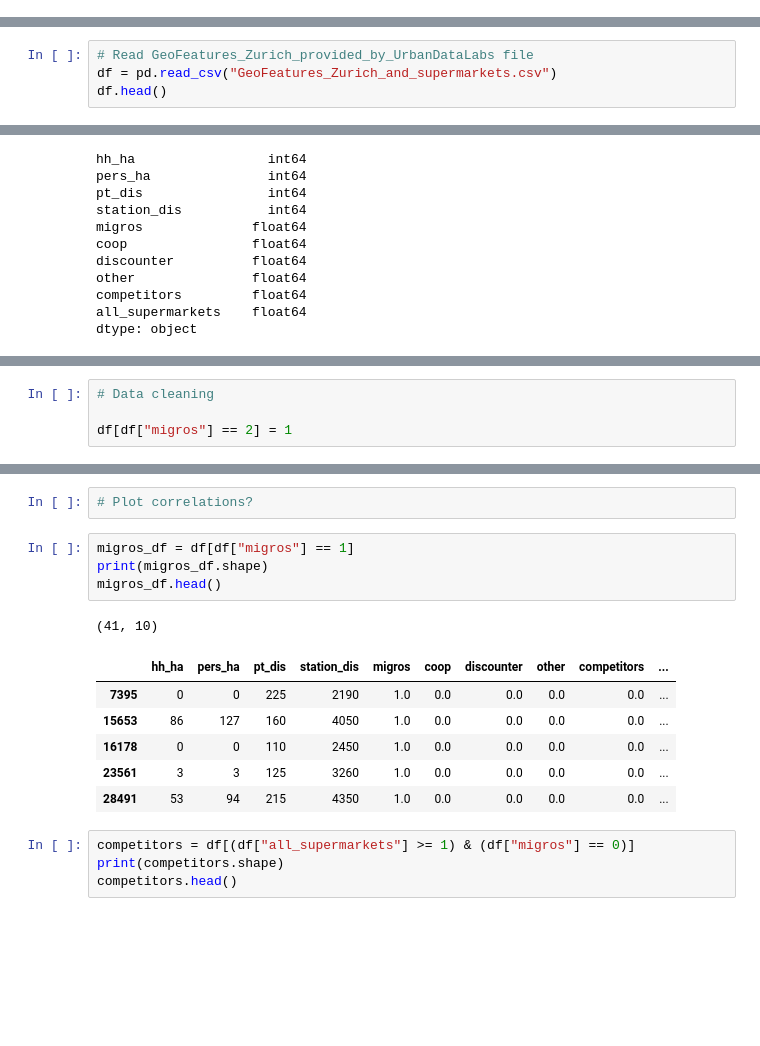
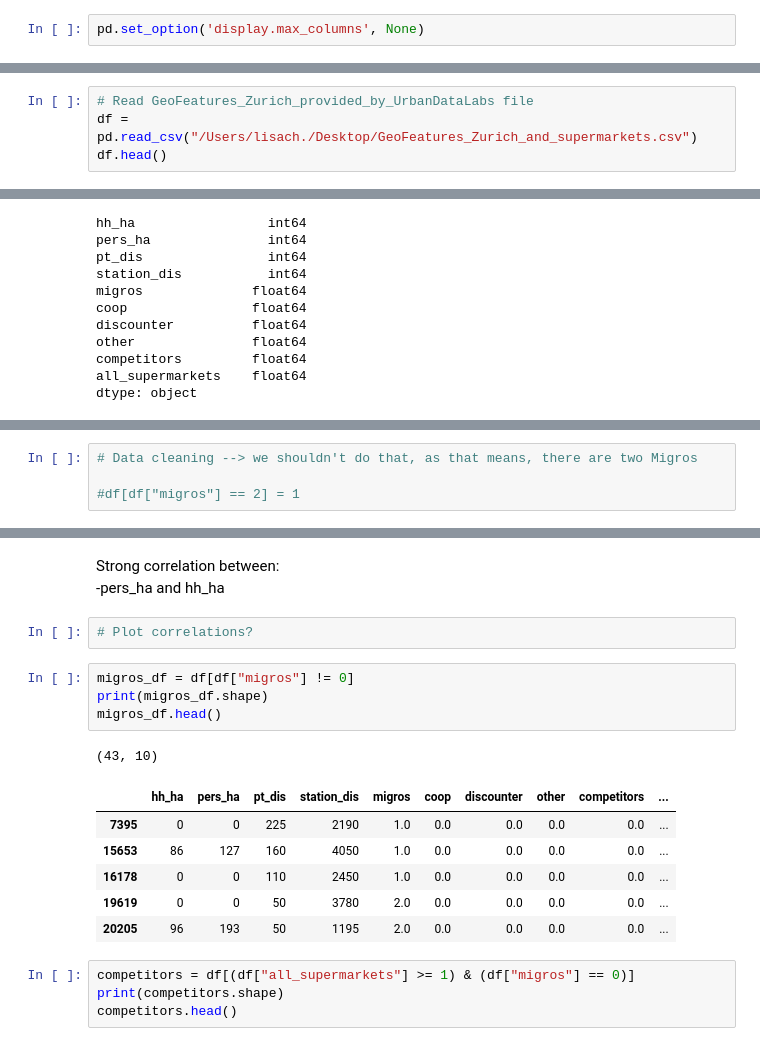
Before and after one commit to martrip/migros_data_challange, a Jupyter notebook: code/DataExploration.ipynb, the cells around one changed output, grey strips where cells are left out. Drawn from its saved outputs; the diff is of its cells as text; blank space fills up the shorter version.

Commit message:
Data Exploration:LC

```diff
--- a/code/DataExploration.ipynb
+++ b/code/DataExploration.ipynb
@@ -7,3 +17,5 @@ import pandas as pd
+# %%
+pd.set_option('display.max_columns', None)
 # %% [markdown]
 ## GeoFeatures_Zurich_provided_by_UrbanDataLabs
 
@@ -22,7 +34,7 @@ import pandas as pd
 - **net_acc:** Size of catchment area in 2 min driving time
 # %%
 # Read GeoFeatures_Zurich_provided_by_UrbanDataLabs file
-df = pd.read_csv("GeoFeatures_Zurich_and_supermarkets.csv")
+df = pd.read_csv("/Users/lisach./Desktop/GeoFeatures_Zurich_and_supermarkets.csv")
 df.head()
 # %% [output]
 |  | hh_ha | pers_ha | pt_dis | station_dis | lat | lng | geometry | migros | coop | discounter | ... |
@@ -91,9 +103,9 @@ competitors         0.0
 all_supermarkets    0.0
 dtype: float64
 # %%
-# Data cleaning
+# Data cleaning --> we shouldn't do that, as that means, there are two Migros
 
-df[df["migros"] == 2] = 1
+#df[df["migros"] == 2] = 1
 # %%
 round(df.describe(),2)
 # %% [output]
@@ -123,20 +156,23 @@ df.corr(method="pearson")
 | other | 0.000543 | -0.000693 | 0.000819 | -0.001171 | 0.023183 | -0.000440 | 0.145869 | 1.000000 | 0.501338 | ... |
 | competitors | 0.002336 | 0.001664 | -0.004407 | -0.009285 | 0.019191 | 0.675556 | 0.607415 | 0.501338 | 1.000000 | ... |
 | all_supermarkets | 0.002989 | 0.002039 | -0.007969 | -0.015810 | 0.450685 | 0.609324 | 0.542178 | 0.457670 | 0.901167 | ... |
+# %% [markdown]
+Strong correlation between:
+<br>-pers_ha and hh_ha
 # %%
 # Plot correlations?
 # %%
-migros_df = df[df["migros"] == 1]
+migros_df = df[df["migros"] != 0]
 print(migros_df.shape)
 migros_df.head()
 # %% [output]
-(41, 10)
+(43, 10)
 |  | hh_ha | pers_ha | pt_dis | station_dis | migros | coop | discounter | other | competitors | ... |
 | 7395 | 0 | 0 | 225 | 2190 | 1.0 | 0.0 | 0.0 | 0.0 | 0.0 | ... |
 | 15653 | 86 | 127 | 160 | 4050 | 1.0 | 0.0 | 0.0 | 0.0 | 0.0 | ... |
 | 16178 | 0 | 0 | 110 | 2450 | 1.0 | 0.0 | 0.0 | 0.0 | 0.0 | ... |
-| 23561 | 3 | 3 | 125 | 3260 | 1.0 | 0.0 | 0.0 | 0.0 | 0.0 | ... |
-| 28491 | 53 | 94 | 215 | 4350 | 1.0 | 0.0 | 0.0 | 0.0 | 0.0 | ... |
+| 19619 | 0 | 0 | 50 | 3780 | 2.0 | 0.0 | 0.0 | 0.0 | 0.0 | ... |
+| 20205 | 96 | 193 | 50 | 1195 | 2.0 | 0.0 | 0.0 | 0.0 | 0.0 | ... |
 # %%
 competitors = df[(df["all_supermarkets"] >= 1) & (df["migros"] == 0)]
 print(competitors.shape)
```
Also changed, not shown: parts of 7 cells of this notebook.
